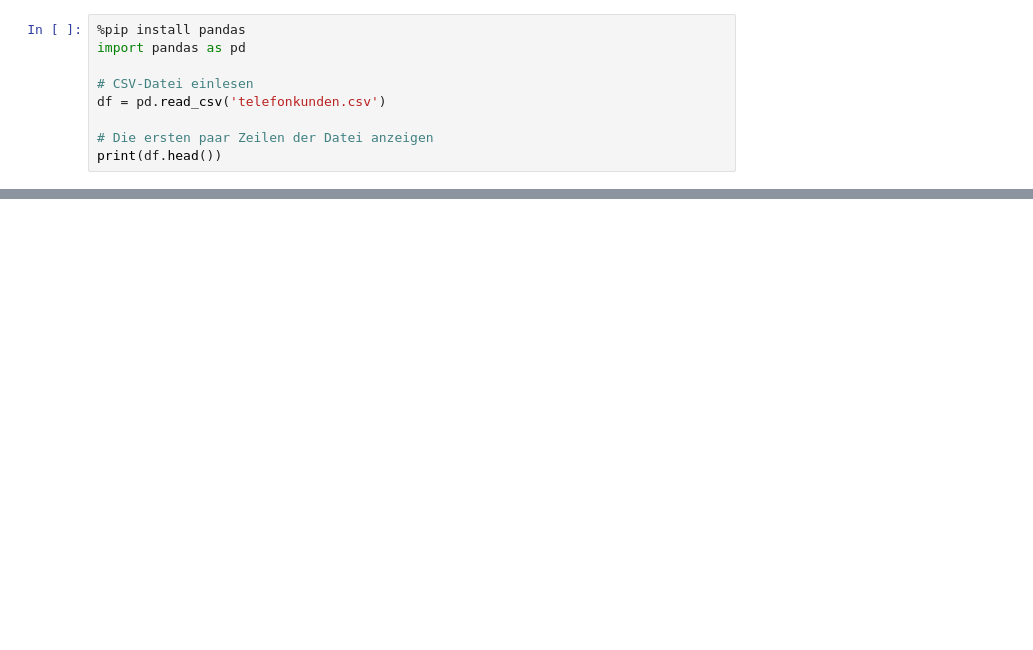
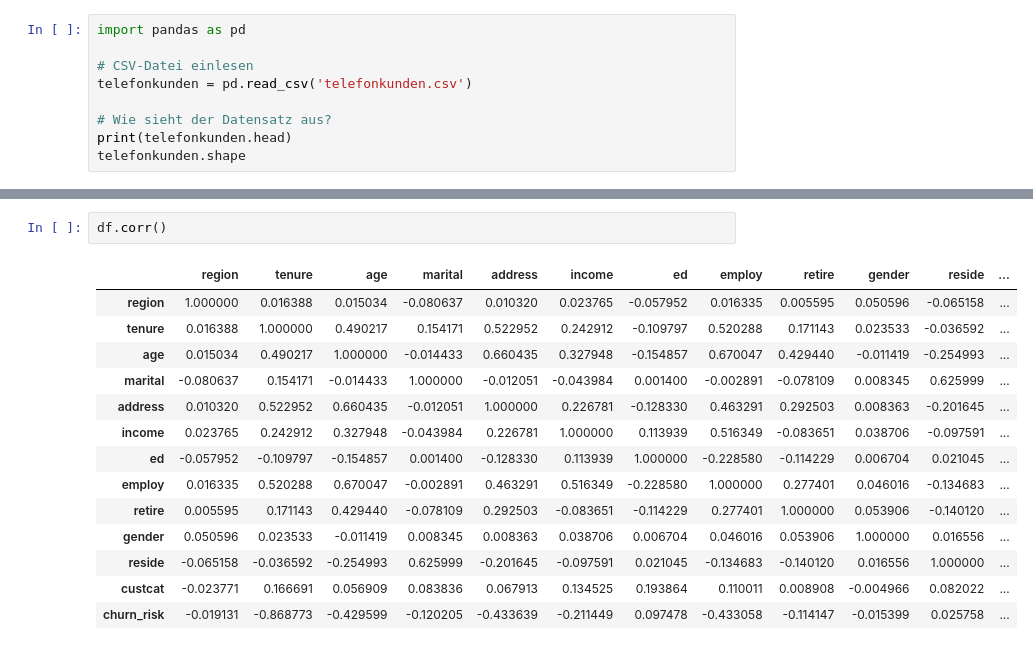
Before and after one commit to AdrianoF03/Projekt-Big-Data-Analytics, a Jupyter notebook: telefonkunden.ipynb, the cells around one changed output, grey strips where cells are left out. Saved outputs shown, nothing was run; the diff lists cells and outputs as text; blank space fills up the shorter version.

```diff
--- a/telefonkunden.ipynb
+++ b/telefonkunden.ipynb
@@ -1,9 +1,9 @@
 # %%
-%pip install pandas
 import pandas as pd
 
 # CSV-Datei einlesen
-df = pd.read_csv('telefonkunden.csv')
+telefonkunden = pd.read_csv('telefonkunden.csv')
 
-# Die ersten paar Zeilen der Datei anzeigen
-print(df.head())
+# Wie sieht der Datensatz aus?
+print(telefonkunden.head)
+telefonkunden.shape
@@ -30,0 +172,17 @@ Note: you may need to restart the kernel to use updated packages.
+# %%
+df.corr()
+# %% [output]
+|  | region | tenure | age | marital | address | income | ed | employ | retire | gender | reside | ... |
+| region | 1.000000 | 0.016388 | 0.015034 | -0.080637 | 0.010320 | 0.023765 | -0.057952 | 0.016335 | 0.005595 | 0.050596 | -0.065158 | ... |
+| tenure | 0.016388 | 1.000000 | 0.490217 | 0.154171 | 0.522952 | 0.242912 | -0.109797 | 0.520288 | 0.171143 | 0.023533 | -0.036592 | ... |
+| age | 0.015034 | 0.490217 | 1.000000 | -0.014433 | 0.660435 | 0.327948 | -0.154857 | 0.670047 | 0.429440 | -0.011419 | -0.254993 | ... |
+| marital | -0.080637 | 0.154171 | -0.014433 | 1.000000 | -0.012051 | -0.043984 | 0.001400 | -0.002891 | -0.078109 | 0.008345 | 0.625999 | ... |
+| address | 0.010320 | 0.522952 | 0.660435 | -0.012051 | 1.000000 | 0.226781 | -0.128330 | 0.463291 | 0.292503 | 0.008363 | -0.201645 | ... |
+| income | 0.023765 | 0.242912 | 0.327948 | -0.043984 | 0.226781 | 1.000000 | 0.113939 | 0.516349 | -0.083651 | 0.038706 | -0.097591 | ... |
+| ed | -0.057952 | -0.109797 | -0.154857 | 0.001400 | -0.128330 | 0.113939 | 1.000000 | -0.228580 | -0.114229 | 0.006704 | 0.021045 | ... |
+| employ | 0.016335 | 0.520288 | 0.670047 | -0.002891 | 0.463291 | 0.516349 | -0.228580 | 1.000000 | 0.277401 | 0.046016 | -0.134683 | ... |
+| retire | 0.005595 | 0.171143 | 0.429440 | -0.078109 | 0.292503 | -0.083651 | -0.114229 | 0.277401 | 1.000000 | 0.053906 | -0.140120 | ... |
+| gender | 0.050596 | 0.023533 | -0.011419 | 0.008345 | 0.008363 | 0.038706 | 0.006704 | 0.046016 | 0.053906 | 1.000000 | 0.016556 | ... |
+| reside | -0.065158 | -0.036592 | -0.254993 | 0.625999 | -0.201645 | -0.097591 | 0.021045 | -0.134683 | -0.140120 | 0.016556 | 1.000000 | ... |
+| custcat | -0.023771 | 0.166691 | 0.056909 | 0.083836 | 0.067913 | 0.134525 | 0.193864 | 0.110011 | 0.008908 | -0.004966 | 0.082022 | ... |
+| churn_risk | -0.019131 | -0.868773 | -0.429599 | -0.120205 | -0.433639 | -0.211449 | 0.097478 | -0.433058 | -0.114147 | -0.015399 | 0.025758 | ... |
```
Also changed, not shown: parts of 18 cells of this notebook.
